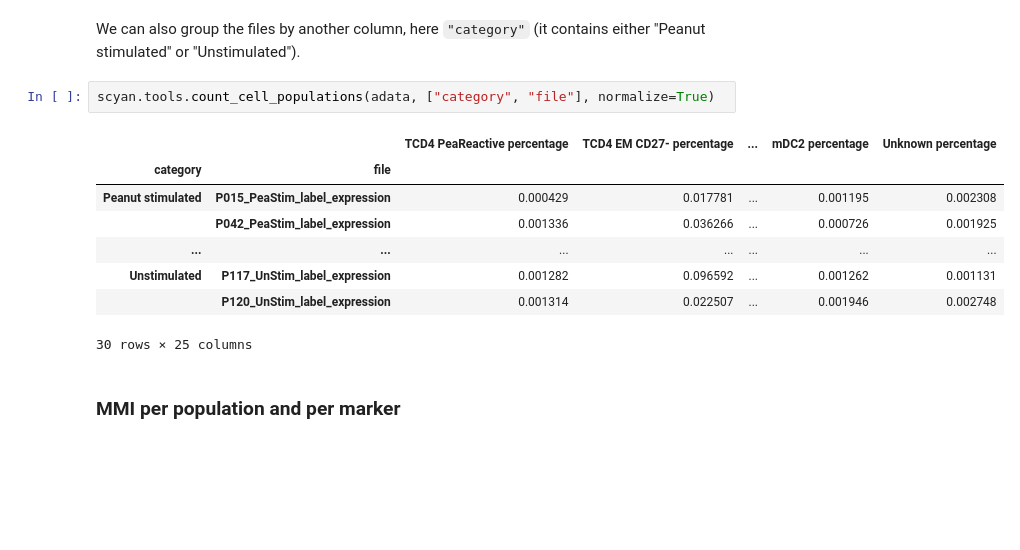
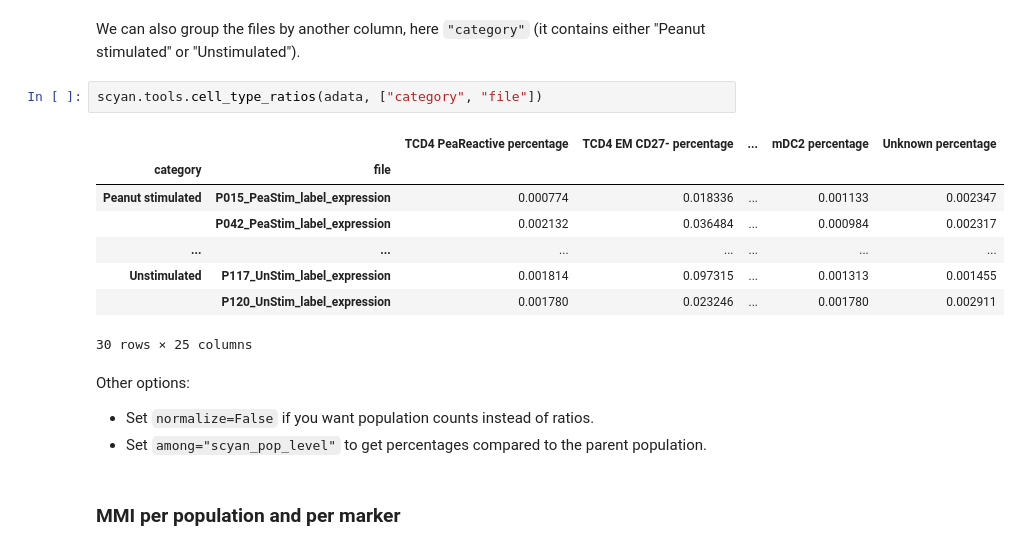
Before and after one commit to MICS-Lab/scyan, a Jupyter notebook: docs/tutorials/usage.ipynb, the cells around one changed output. Saved outputs shown, nothing was run; the diff lists cells and outputs as text; blank space fills up the shorter version.

```diff
--- a/docs/tutorials/usage.ipynb
+++ b/docs/tutorials/usage.ipynb
@@ -171,16 +189,20 @@ scyan.tools.count_cell_populations(adata, "file", normalize=True)
 # %% [markdown]
 We can also group the files by another column, here `"category"` (it contains either "Peanut stimulated" or "Unstimulated").
 # %%
-scyan.tools.count_cell_populations(adata, ["category", "file"], normalize=True)
+scyan.tools.cell_type_ratios(adata, ["category", "file"])
 # %% [output]
 |  |  | TCD4 PeaReactive percentage | TCD4 EM CD27- percentage | ... | mDC2 percentage | Unknown percentage |
 | category | file |  |  |  |  |  |
-| Peanut stimulated | P015_PeaStim_label_expression | 0.000429 | 0.017781 | ... | 0.001195 | 0.002308 |
-|  | P042_PeaStim_label_expression | 0.001336 | 0.036266 | ... | 0.000726 | 0.001925 |
+| Peanut stimulated | P015_PeaStim_label_expression | 0.000774 | 0.018336 | ... | 0.001133 | 0.002347 |
+|  | P042_PeaStim_label_expression | 0.002132 | 0.036484 | ... | 0.000984 | 0.002317 |
 | ... | ... | ... | ... | ... | ... | ... |
-| Unstimulated | P117_UnStim_label_expression | 0.001282 | 0.096592 | ... | 0.001262 | 0.001131 |
-|  | P120_UnStim_label_expression | 0.001314 | 0.022507 | ... | 0.001946 | 0.002748 |
+| Unstimulated | P117_UnStim_label_expression | 0.001814 | 0.097315 | ... | 0.001313 | 0.001455 |
+|  | P120_UnStim_label_expression | 0.001780 | 0.023246 | ... | 0.001780 | 0.002911 |
 30 rows × 25 columns
+# %% [markdown]
+Other options:
+- Set `normalize=False` if you want population counts instead of ratios.
+- Set `among="scyan_pop_level"` to get percentages compared to the parent population.
 # %% [markdown]
 ### MMI per population and per marker
 # %% [markdown]
```
Also changed, not shown: parts of 16 cells of this notebook, 2 other files.
